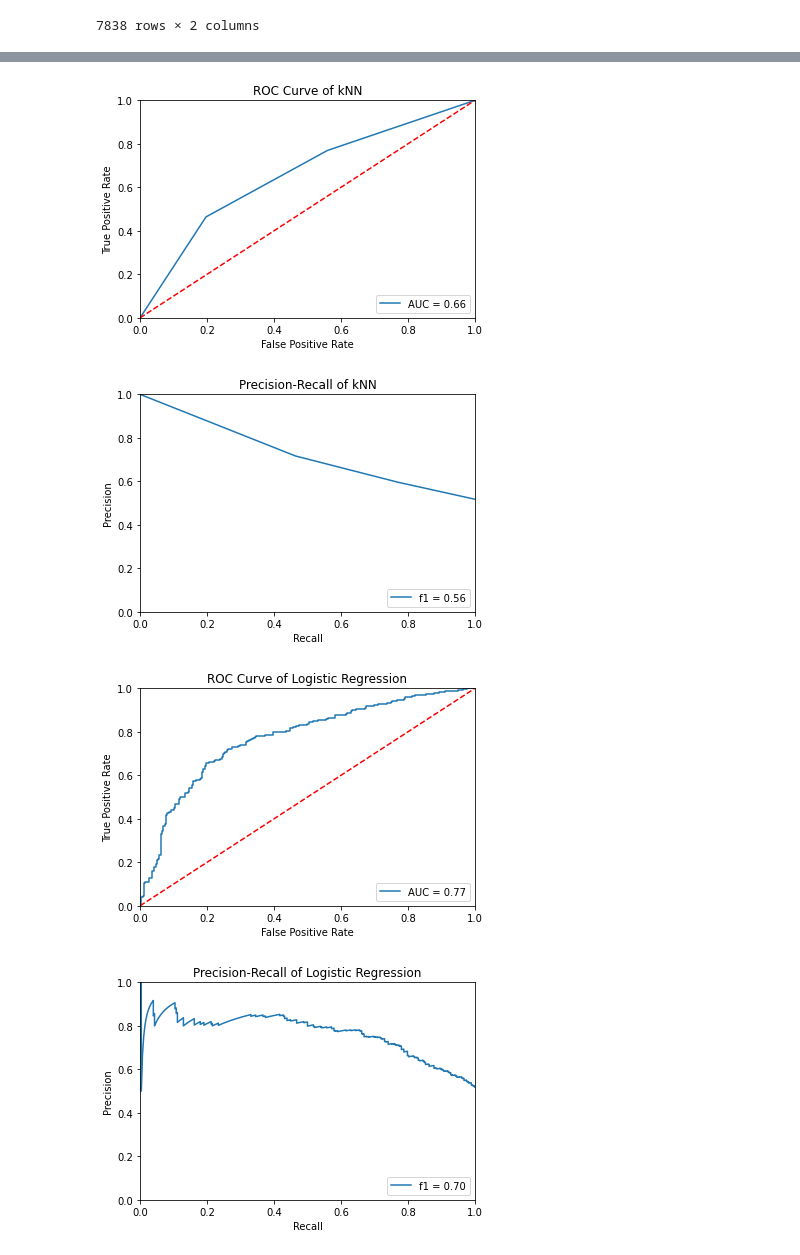
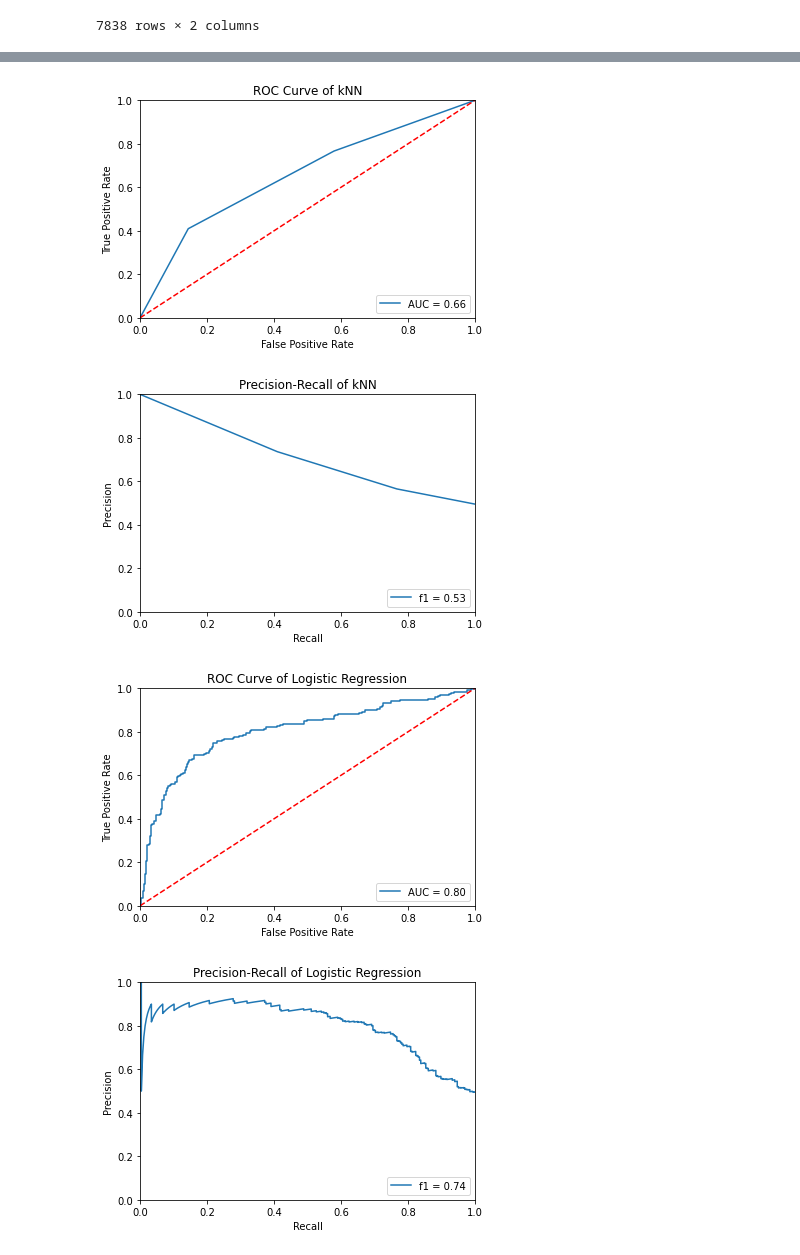
Before and after one commit to 777moneymaker/ml-proj, a Jupyter notebook: project.ipynb, the cells around one changed output, grey strips where cells are left out. Cells and saved outputs as stored; diff of their text form; code cells hidden in the pictures.

```diff
--- a/project.ipynb
+++ b/project.ipynb
@@ -82,7 +83,7 @@ final = final.loc[final["seq"] != "Sequenceunavailable"]
 # %%
 import collections
 import math
-from itertools import product
+import itertools
 from Bio.SeqUtils import MeltingTemp as mt
 from Bio.SeqUtils import molecular_weight as mw
 
@@ -96,7 +97,7 @@ def skew(seq):
     g = seq.count("G")
     c = seq.count("C")
     try:
-        return (g - c)
+        return (c - g) / (g + c)
     except ZeroDivisionError:
         return 0
 
@@ -104,6 +105,8 @@ def kmer(seq, size):
     mers = set(seq[x:x+size] for x in range(len(seq) - size + 1))
     return {x: seq.count(x) for x in mers}
 
+def possible_kmers(alphabet, size):
+    return itertools.product(alphabet, repeat = size)
 
 def shannon(seq):
     m = len(seq)
@@ -129,4 +132,4 @@ final["skew"] = final["seq"].transform(skew)
 final["shannon"] = final["seq"].transform(shannon)
 final["melting_temp"] = final["seq"].transform(lambda x: mt.Tm_GC(x, strict = False))
 final["molecular_weight"] = final["seq"].transform(mw)
-final
+final = final.reset_index(drop = True)
@@ -146,0 +136,8 @@ final
+# %%
+all_kmers = ["".join(x) for x in possible_kmers("ATGC", 5)]
+
+d = {}
+
+for mer in all_kmers:
+    d[mer] = final["seq"].str.count(mer)
+d
@@ -146,0 +162,3 @@ final
+# %%
+final = pd.concat([final, pd.DataFrame(d)], axis = 1)
+final
@@ -151,9 +183,10 @@ from sklearn.neighbors import KNeighborsClassifier
 from sklearn.linear_model import LogisticRegression
 from sklearn.metrics import roc_curve, precision_recall_curve
 from sklearn.metrics import auc, f1_score
+from sklearn.preprocessing import minmax_scale
 import matplotlib.pyplot as plt
 
-X = final[["A", "T", "G", "C", "gc", "skew", "shannon", "melting_temp", "molecular_weight"]]
+X = final[["A", "T", "G", "C", "gc", "skew", "shannon", "melting_temp", "molecular_weight"] + all_kmers].transform(minmax_scale)
 # Receptor 1, Ligand 0
 Y = final["type"].transform(lambda x: 1 if x == "RECEPTOR" else 0)
 
@@ -196,34 +229,34 @@ reg = LogisticRegression(max_iter=3000)
 reg.fit(X_train, Y_train)
 
 preds = reg.predict(X_test)
 probs = reg.predict_proba(X_test)[:, 1]
 
 fpr, tpr, threshold = roc_curve(Y_test, probs)
 roc_auc = auc(fpr, tpr)
 
 precision, recall, threshold = precision_recall_curve(Y_test, probs)
 f1 = f1_score(Y_test, preds)
 
 plt.plot(fpr, tpr, label = 'AUC = %0.2f' % roc_auc)
 plt.legend(loc = 'lower right')
 plt.plot([0, 1], [0, 1],'r--')
 plt.xlim([0, 1])
 plt.ylim([0, 1])
 plt.ylabel('True Positive Rate')
 plt.xlabel('False Positive Rate')
 plt.title('ROC Curve of Logistic Regression')
 plt.show()
 
 plt.plot(recall, precision, label = 'f1 = %0.2f' % f1)
 plt.legend(loc = 'lower right')
 plt.xlim([0, 1])
 plt.ylim([0, 1])
 plt.ylabel('Precision')
 plt.xlabel('Recall')
 plt.title('Precision-Recall of Logistic Regression')
 plt.show()
 # %% [output]
-[figure, old version]
+[figure, new version]
-[figure, old version]
+[figure, new version]
-[figure, old version]
+[figure, new version]
-[figure, old version]
+[figure, new version]
```
Also changed, not shown: parts of 7 cells of this notebook, 2 other files.
